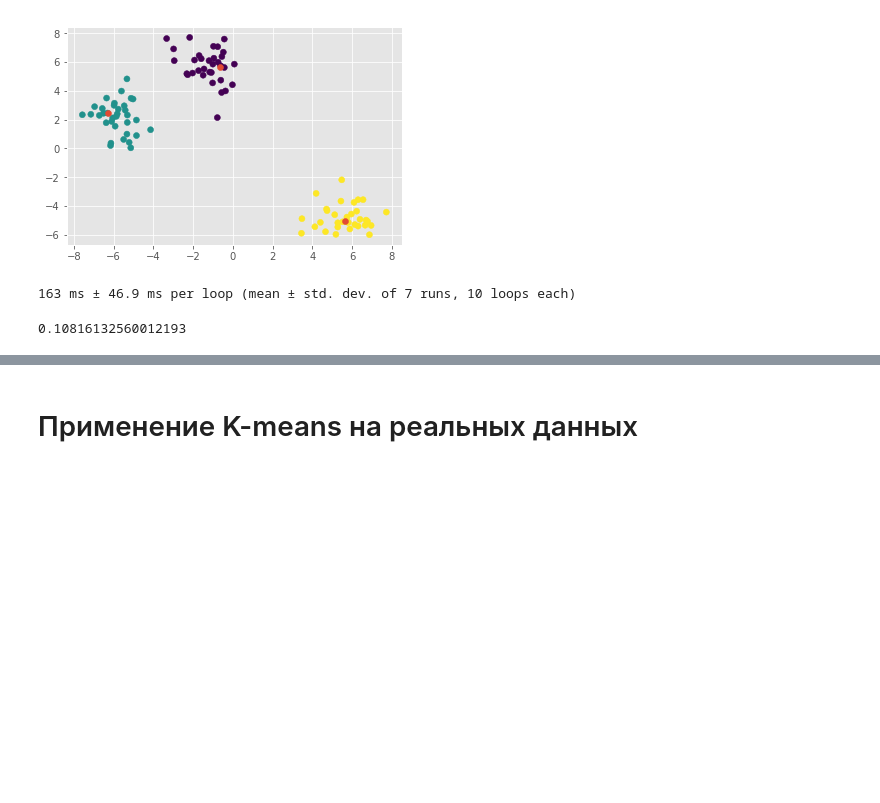
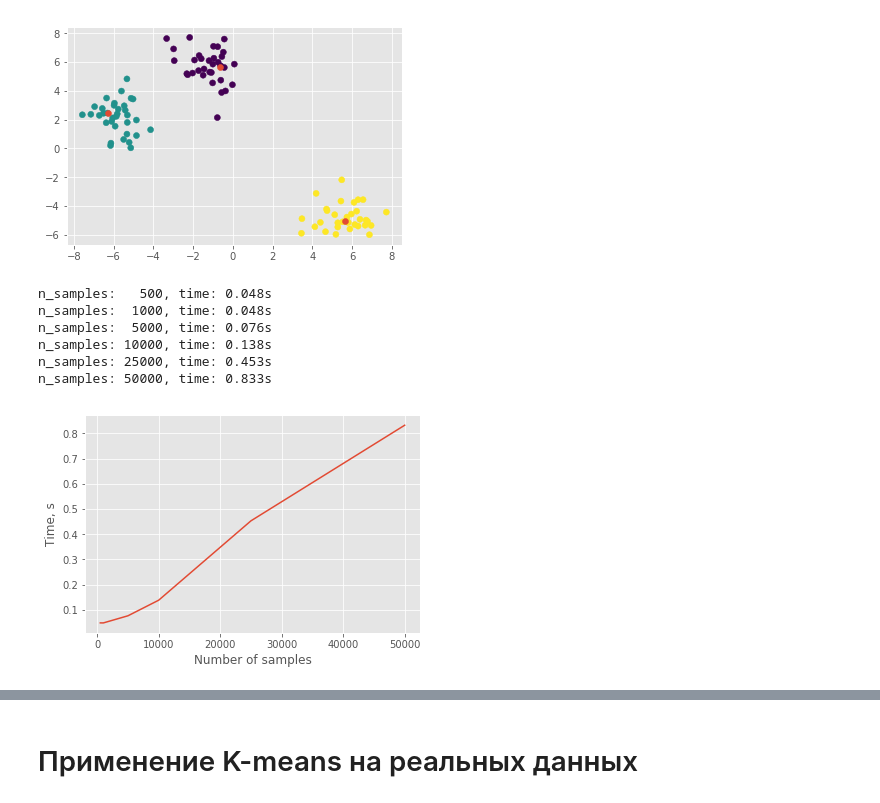
Before and after one commit to alexfmsu/DM, a Jupyter notebook: task1/kulagin_hw4.ipynb, the cells around one changed output, grey strips where cells are left out. Saved outputs shown, nothing was run; the diff lists cells and outputs as text; code cells hidden in the pictures; blank space fills up the shorter version.

```diff
--- a/task1/kulagin_hw4.ipynb
+++ b/task1/kulagin_hw4.ipynb
@@ -289,17 +287,41 @@ n_samples = 10000
+# %%
+import time
+
+n_points = [500, 1000, 5000, 10000, 25000, 50000]
+
+t = np.empty(len(n_points))
 # %%
 ## Время выполнения алгоритма Kmeans из sklearn
 from sklearn.cluster import KMeans
 
-kmeans = KMeans(n_clusters=3, random_state=2)
+for i, n in enumerate(n_points):
+    kmeans = KMeans(n_clusters=3, random_state=2)
 
-X, y = make_blobs(n_samples, n_features=2, centers=3, cluster_std=1,
-                  center_box=(-10.0, 10.0), shuffle=False, random_state=1234)
+    X, y = make_blobs(n_samples=n, n_features=2, centers=3, cluster_std=1,
+                      center_box=(-10.0, 10.0), shuffle=False,
+                      random_state=1234)
 
-time = %timeit -o kmeans.fit(X)
+    t0 = time.time()
+    kmeans.fit(X)
+    t[i] = time.time() - t0
 
-time.best
+for i, j in enumerate(t):
+    print("n_samples:", "{:>6}".format(
+        n_points[i]), ', time: ', "{:.3f}".format(round(j, 3)), 's', sep='')
+
+plt.plot(n_points, t)
+
+plt.xlabel('Number of samples')
+plt.ylabel('Time, s')
+
+plt.show()
 # %% [output]
-163 ms ± 46.9 ms per loop (mean ± std. dev. of 7 runs, 10 loops each)
+n_samples:   500, time: 0.048s
+n_samples:  1000, time: 0.048s
+n_samples:  5000, time: 0.076s
+n_samples: 10000, time: 0.138s
+n_samples: 25000, time: 0.453s
+n_samples: 50000, time: 0.833s
-0.10816132560012193
+[figure, added]
 # %%
 ## Время выполнения алгоритма MyKmeans
```
Also changed, not shown: parts of 10 cells of this notebook.
